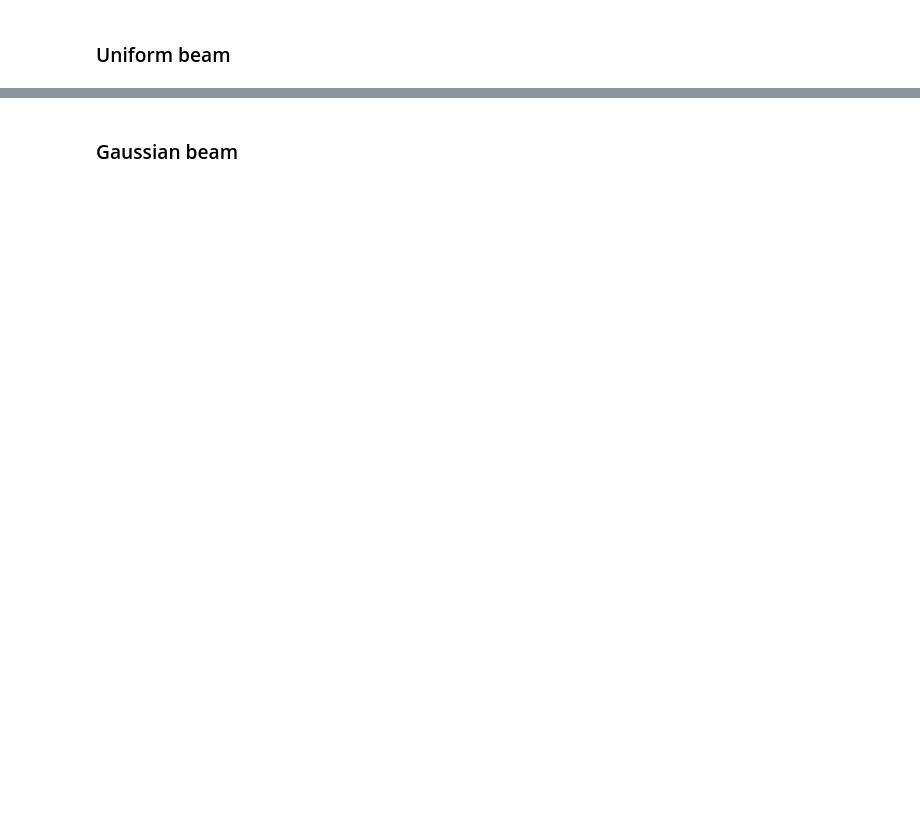
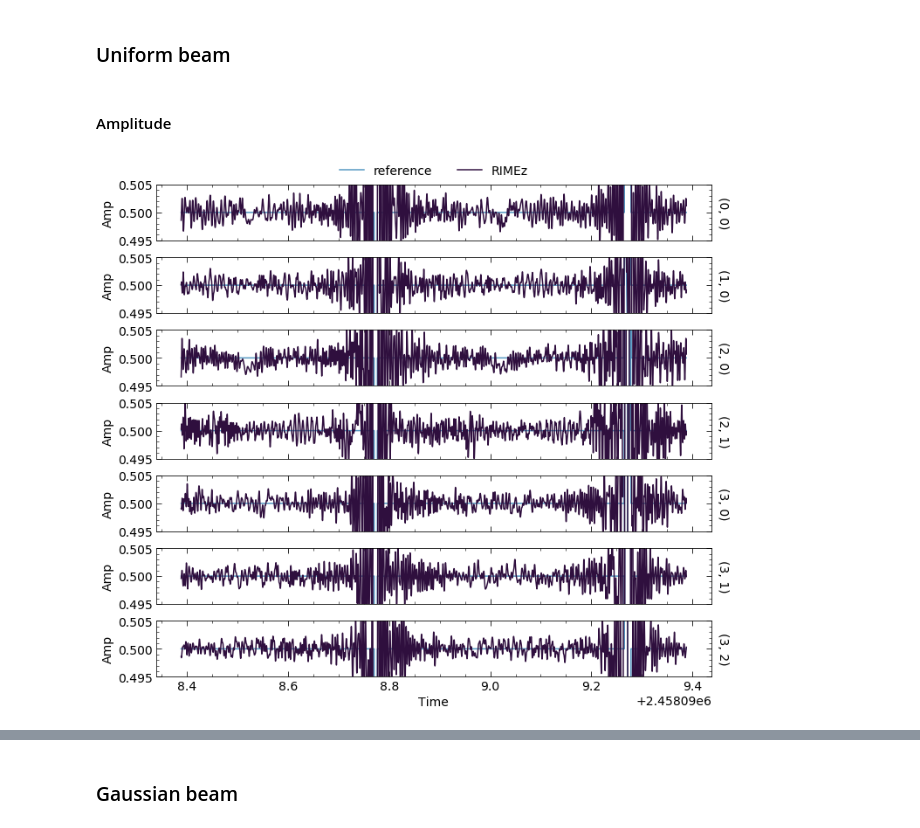
Before and after one commit to HERA-Team/hera-validation, a Jupyter notebook: test-series/-1/test-neg1.1.0.ipynb, the cells around one changed output, grey strips where cells are left out. Saved outputs shown, nothing was run; the diff lists cells and outputs as text; code cells hidden in the pictures; blank space fills up the shorter version.

```diff
--- a/test-series/-1/test-neg1.1.0.ipynb
+++ b/test-series/-1/test-neg1.1.0.ipynb
@@ -159,4 +167,30 @@ def plot_comparison(ref_uvd, rimez_uvd, bls, times, alt_az,
     fig.tight_layout()
+# %%
+def plot_time_axis(ref_uvd, rimez_uvd, bls,
+                   alt_az=None, horizon_cross=None,
+                   pol='ee', component='amp',
+                   difference=False, diff_first=True,
+                   fig=None, colors=['#5296C1', '#2F0F3E'],
+                   labels=['reference', 'RIMEz']):
+    times = np.unique(ref_uvd.time_array)
+    plot_comparison(ref_uvd, rimez_uvd, bls, times, xlabel='Time',
+                   alt_az=alt_az, horizon_cross=horizon_cross,
+                   pol=pol, component=component,
+                   difference=difference, diff_first=diff_first,
+                   fig=fig, colors=colors, labels=labels)
+
+def plot_freq_axis(ref_uvd, rimez_uvd, bls,
+                   alt_az=None, horizon_cross=None,
+                   pol='ee', component='amp',
+                   difference=False, diff_first=True,
+                   fig=None, colors=['#5296C1', '#2F0F3E'],
+                   labels=['reference', 'RIMEz']):
+    freqs = np.unique(ref_uvd.freq_array)
+    plot_comparison(ref_uvd, rimez_uvd, bls, freqs/1e6, xlabel='Frequency  [MHz]',
+                   alt_az=alt_az, horizon_cross=horizon_cross,
+                   pol=pol, component=component,
+                   difference=difference, diff_first=diff_first,
+                   fig=fig, colors=colors, labels=labels)
 # %% [markdown]
 ### Data
 # %% [markdown]
@@ -205,6 +239,8 @@ uvd_ref_12_gauss.read(ref_path_dict['1.2_gauss'], run_check_acceptability=False)
 uvd_rimez_12_uniform, uvd_rimez_12_gauss = UVData(), UVData()
 uvd_rimez_12_uniform.read(rimez_path_dict['1.2_uniform'], run_check_acceptability=False)
 uvd_rimez_12_gauss.read(rimez_path_dict['1.2_gauss'], run_check_acceptability=False)
+
+bls_12 = np.unique(uvd_rimez_12_uniform.baseline_array)
 # %% [output]
 Telescope BLLITE is not in known_telescopes.
 Telescope RIMEz is not in known_telescopes.
@@ -227,8 +259,12 @@ ax1.set_ylim([-60, 5]);
 # %% [markdown]
 ### Uniform beam
+# %% [markdown]
+#### Amplitude
 # %%
-# Overplot amplitudes
-fig3, ax3 = plt.subplots(len(bls)+2, 1, sharex='col', figsize=(8, 9))
-plot_comparison(ref_uniform, rimez_uniform, bls, times, alt_az, horizon_cross, component='amp', fig=fig3)
-for ax in ax3[2:]:
-    ax.set_ylim([0.495, 0.505])
+# overplot amplitudes
+fig, ax = plt.subplots(len(bls_12), 1, sharex='col', figsize=(10, 9))
+plot_time_axis(uvd_ref_12_uniform, uvd_rimez_12_uniform, bls_12, component='amp', fig=fig)
+for axis in ax:
+    axis.set_ylim([0.495, 0.505])
+# %% [output]
+[figure, added]
```
Also changed, not shown: parts of 39 cells of this notebook.
